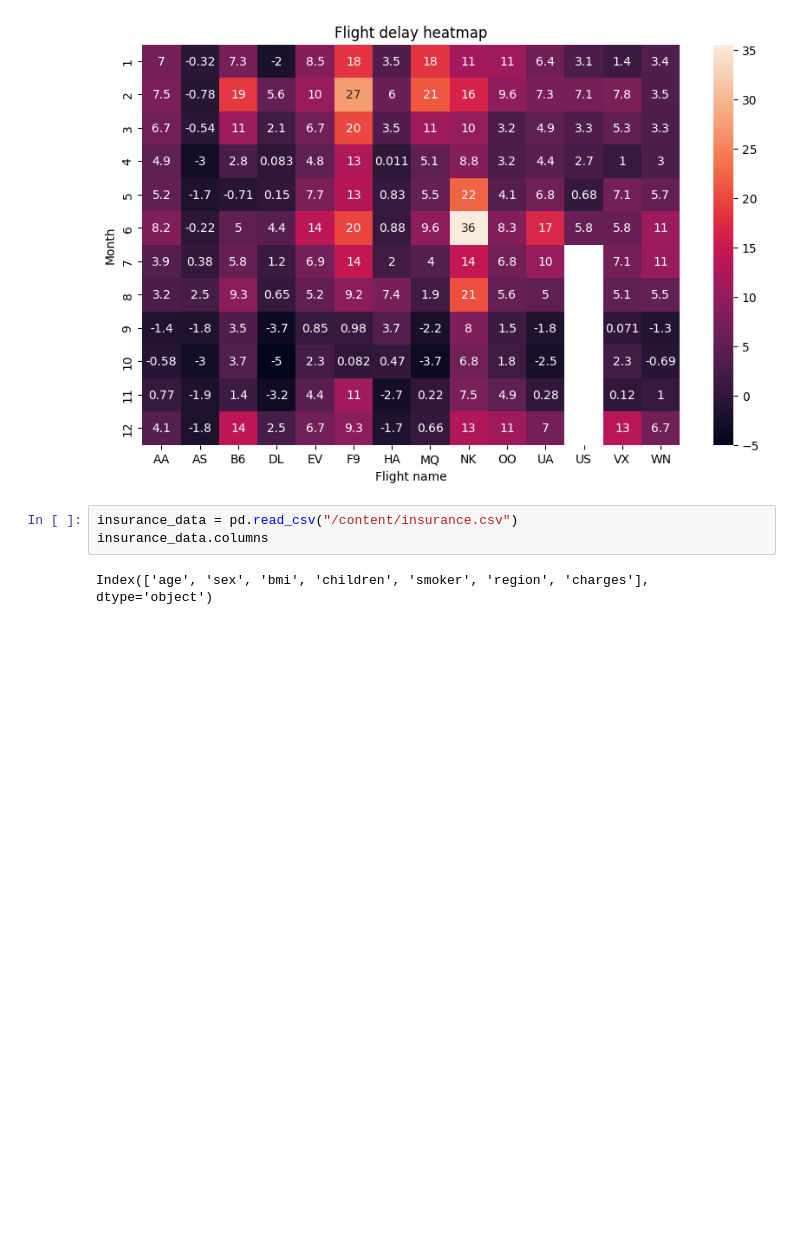
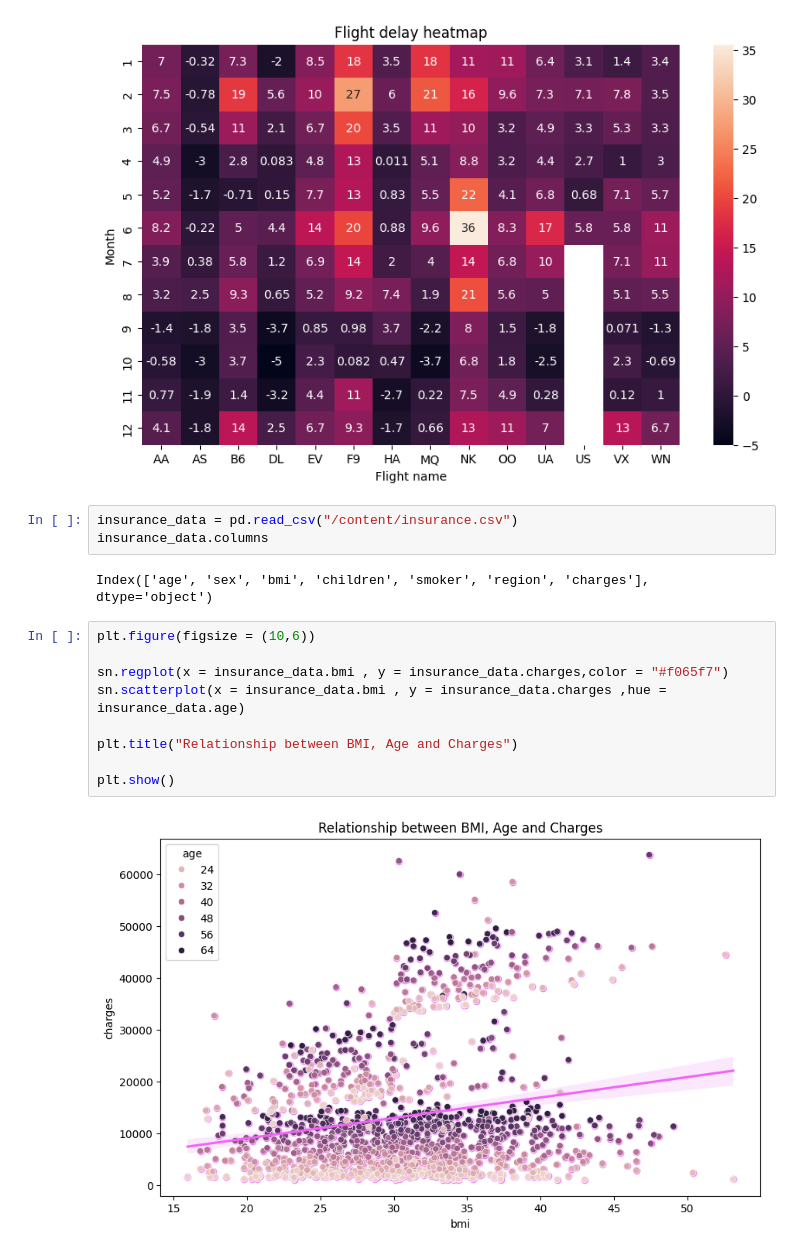
Before and after one commit to sanjograna711-arch/Practice-Learning-, a Jupyter notebook: Data_visualization.ipynb, the cells around one changed output. Drawn from its saved outputs; the diff is of its cells as text; blank space fills up the shorter version.

```diff
--- a/Data_visualization.ipynb
+++ b/Data_visualization.ipynb
@@ -62,3 +64,14 @@ insurance_data = pd.read_csv("/content/insurance.csv")
 insurance_data.columns
 # %% [output]
 Index(['age', 'sex', 'bmi', 'children', 'smoker', 'region', 'charges'], dtype='object')
+# %%
+plt.figure(figsize = (10,6))
+
+sn.regplot(x = insurance_data.bmi , y = insurance_data.charges,color = "#f065f7")
+sn.scatterplot(x = insurance_data.bmi , y = insurance_data.charges ,hue = insurance_data.age)
+
+plt.title("Relationship between BMI, Age and Charges")
+
+plt.show()
+# %% [output]
+[figure, added]
```
Also changed, not shown: parts of 6 cells of this notebook.
